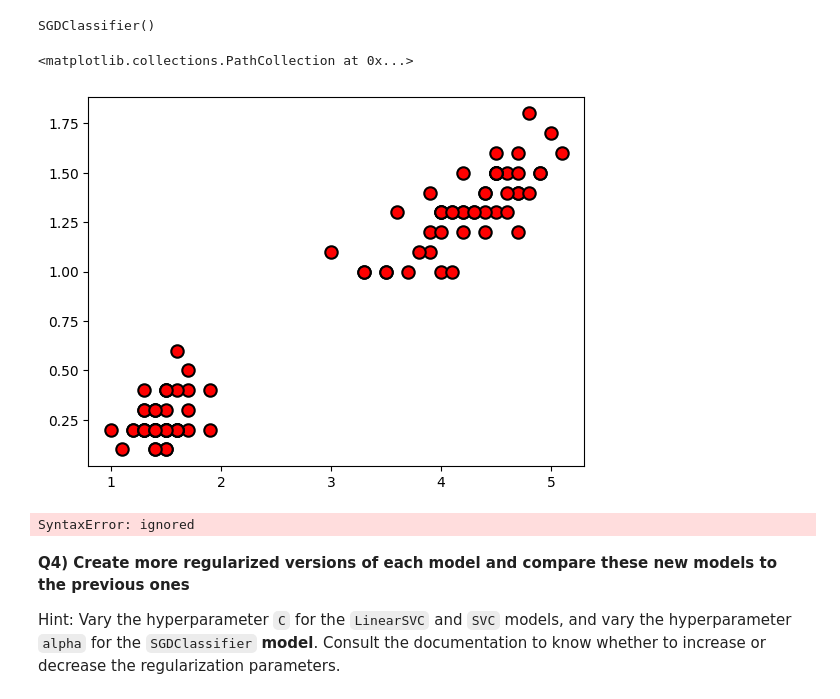
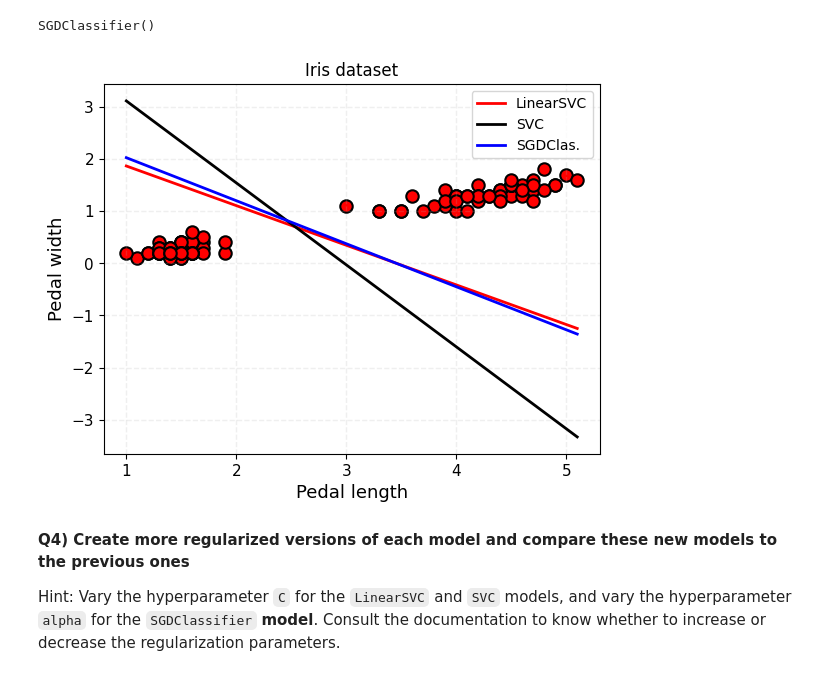
Before and after one commit to Yviflex/2023_ML_EES, a Jupyter notebook: Yvan_Martinet_S3_1_SVM.ipynb, the cells around one changed output. Cells and saved outputs as stored; diff of their text form; code cells hidden in the pictures.

```diff
--- a/Yvan_Martinet_S3_1_SVM.ipynb
+++ b/Yvan_Martinet_S3_1_SVM.ipynb
@@ -69,9 +69,9 @@ $y_{boundary} = -\frac{W\left[0\right] x + I\left[0\right]}{W\left[1\right]}$
 ⚠ If you normalized your inputs before feeding it to the SVM in the previous question (e.g., via the [StandardScaler](https://scikit-learn.org/stable/modules/generated/sklearn.preprocessing.StandardScaler.html)), the equation above is only valid in "normalized" coordinates.
 # %%
 # Use the first part of the hint to get the weights of the fitted SVC object
-W = clf.coef_[0]
+W = svmclf.coef_[0]
 # Use the second part of the hint to get the intercept of the fitted SVC object
-I = clf.intercept_
+I = svmclf.intercept_
 # %% [markdown]
 Now show the decision boundary that you just got in a scatter plot. Can it cleanly separate different flowers?
 
@@ -117,44 +117,47 @@ from sklearn.linear_model import SGDClassifier #SGDClassifier
 # Instantiate 'SVC', use kernel='linear'
 svcclf = SVC(kernel='linear')
 # Instantiate 'SGDClassifier'
-sgdcclf = SGDClassifier()
+sgdclf = SGDClassifier()
 
 # Fit models with data
 svcclf.fit(X,y) # SVC
-sgdcclf.fit(X,y)
+sgdclf.fit(X,y)
 # %% [output]
 SGDClassifier()
-# %%
-# Plot all three decision boundaries on the same labeled figure
-#########################################################################
-# Same as what you did to get the first figure
-fig,ax = plt.subplots(1,1)
-ax.scatter(X[:,0],X[:,1],s=80,color='r',edgecolor='k',linewidths=1.5)
-# %% [output]
-<matplotlib.collections.PathCollection at 0x...>
-[figure, removed]
+# %%
+W_svc=svcclf.coef_[0]
+I_svc=svcclf.intercept_
+W_sgd=sgdclf.coef_[0]
+I_sgd=sgdclf.intercept_
+
+svc_yboundary = - (W_svc[0]*x+I_svc[0])/W_svc[1]
+sgd_yboundary = - (W_sgd[0]*x+I_sgd[0])/W_sgd[1]
 # %%
-
+# Plot all three decision boundaries on the same labeled figure
+#########################################################################
+# Same as what you did to get the first figure
+fig,ax = plt.subplots(1,1)
+ax.scatter(X[:,0],X[:,1],s=80,color='r',edgecolor='k',linewidths=1.5)
 # Decision boundary: np.dot(W,x)+b = 0
-x = np.linspace(X[:, 0].min(), X[:, 0].max(), 100)
-ax.plot(x,np.dot(svcclf.coef_[0],x)+svcclf.intercept_,c='r',lw=2,label='LinearSVC')
+x=np.linspace(X[:, 0].min(), X[:, 0].max(), 100)
+ax.plot(x,yboundary,c='r',lw=2,label='LinearSVC')
 #########################################################################
 # Now add the decision boundary for 'SVC'
-ax.plot(x,yboundary,c='k',lw=2,label='SVC')
+ax.plot(x,svc_yboundary,c='k',lw=2,label='SVC')
 #########################################################################
 # Now add the decision boundary for 'SGDClassifier'
-ax.plot(x,______________________,c='b',lw=2,label='SGDClas.')
+ax.plot(x,sgd_yboundary,c='b',lw=2,label='SGDClas.')
 #########################################################################
 # Same as the first figure again
 ax.legend()
 ax.set_xlabel("Pedal length",fontdict={'size':13})
 ax.set_ylabel("Pedal width",fontdict={'size':13})
 ax.set_title('Iris dataset')
 ax.tick_params(axis='both', which='major', labelsize=11)
 ax.grid(alpha=0.2,ls='--',lw=1)
 plt.show()
 # %% [output]
-SyntaxError: ignored
+[figure, added]
 # %% [markdown]
 **Q4) Create more regularized versions of each model and compare these new models to the previous ones**
 
```
Also changed, not shown: parts of 4 cells of this notebook.
